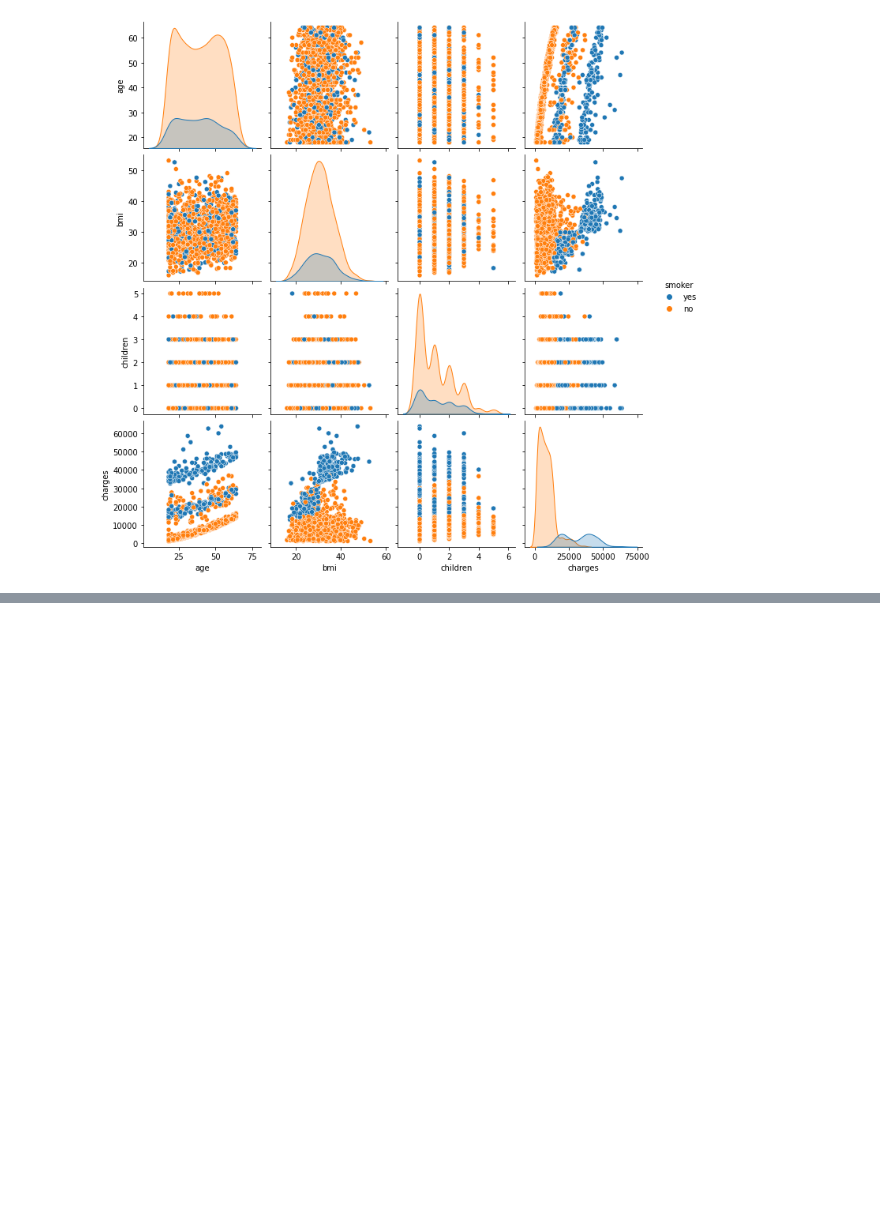
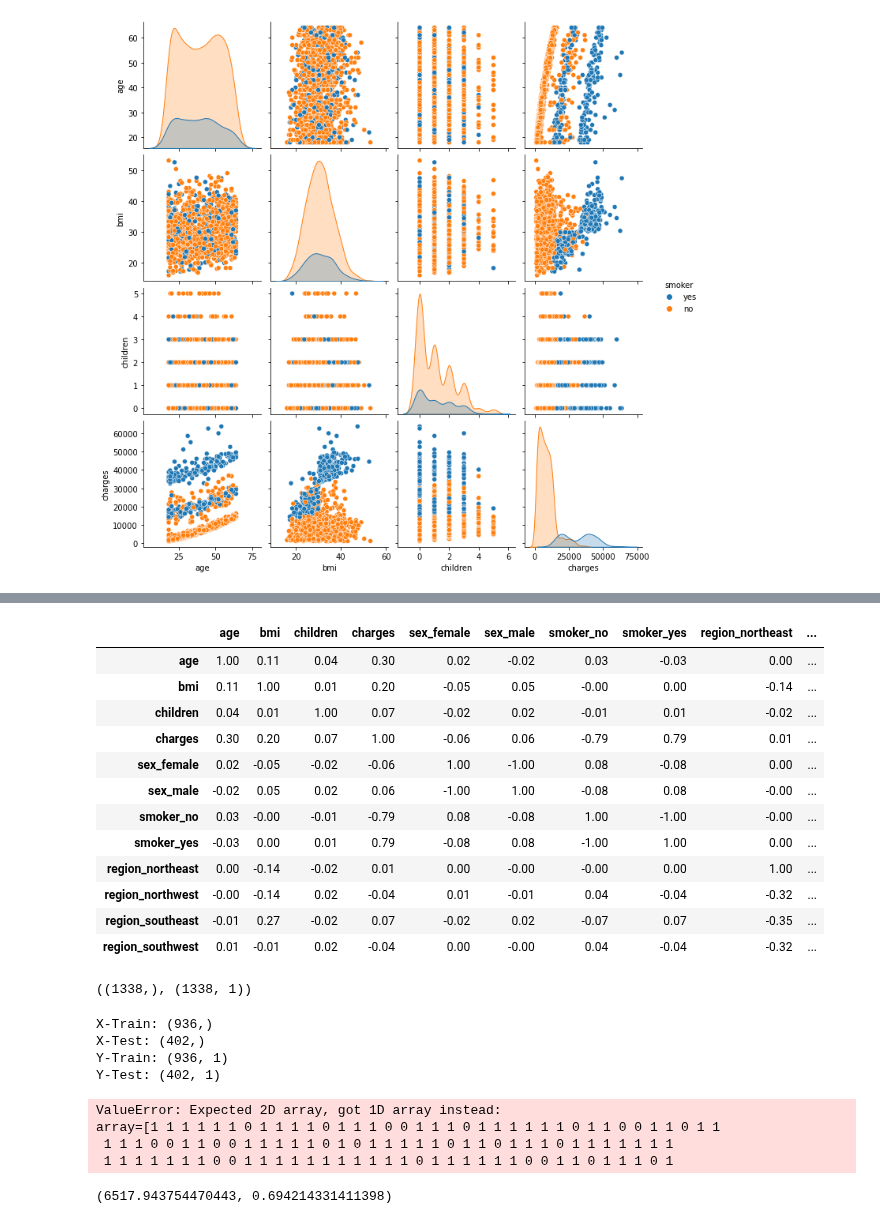
Before and after one commit to rodsunio/DATA3450-Project, a Jupyter notebook: start.ipynb, the cells around one changed output, grey strips where cells are left out. Saved outputs shown, nothing was run; the diff lists cells and outputs as text; code cells hidden in the pictures; blank space fills up the shorter version.

```diff
--- a/start.ipynb
+++ b/start.ipynb
@@ -86,0 +143,3 @@ sns.pairplot(df, hue = 'smoker')
+# %%
+temp = pd.get_dummies(df)
+temp.head()
@@ -86,0 +153,47 @@ sns.pairplot(df, hue = 'smoker')
+# %%
+corr = temp.corr()
+corr.style.background_gradient()
+corr.style.background_gradient().set_precision(2)
+# %% [output]
+|  | age | bmi | children | charges | sex_female | sex_male | smoker_no | smoker_yes | region_northeast | ... |
+| age | 1.00 | 0.11 | 0.04 | 0.30 | 0.02 | -0.02 | 0.03 | -0.03 | 0.00 | ... |
+| bmi | 0.11 | 1.00 | 0.01 | 0.20 | -0.05 | 0.05 | -0.00 | 0.00 | -0.14 | ... |
+| children | 0.04 | 0.01 | 1.00 | 0.07 | -0.02 | 0.02 | -0.01 | 0.01 | -0.02 | ... |
+| charges | 0.30 | 0.20 | 0.07 | 1.00 | -0.06 | 0.06 | -0.79 | 0.79 | 0.01 | ... |
+| sex_female | 0.02 | -0.05 | -0.02 | -0.06 | 1.00 | -1.00 | 0.08 | -0.08 | 0.00 | ... |
+| sex_male | -0.02 | 0.05 | 0.02 | 0.06 | -1.00 | 1.00 | -0.08 | 0.08 | -0.00 | ... |
+| smoker_no | 0.03 | -0.00 | -0.01 | -0.79 | 0.08 | -0.08 | 1.00 | -1.00 | -0.00 | ... |
+| smoker_yes | -0.03 | 0.00 | 0.01 | 0.79 | -0.08 | 0.08 | -1.00 | 1.00 | 0.00 | ... |
+| region_northeast | 0.00 | -0.14 | -0.02 | 0.01 | 0.00 | -0.00 | -0.00 | 0.00 | 1.00 | ... |
+| region_northwest | -0.00 | -0.14 | 0.02 | -0.04 | 0.01 | -0.01 | 0.04 | -0.04 | -0.32 | ... |
+| region_southeast | -0.01 | 0.27 | -0.02 | 0.07 | -0.02 | 0.02 | -0.07 | 0.07 | -0.35 | ... |
+| region_southwest | 0.01 | -0.01 | 0.02 | -0.04 | 0.00 | -0.00 | 0.04 | -0.04 | -0.32 | ... |
+# %%
+dfX = temp["smoker_no"]
+dfY = temp["charges"]
+y = np.array(dfY).reshape(-1,1)
+x = np.array(dfX)
+x.shape, y.shape
+# %% [output]
+((1338,), (1338, 1))
+# %%
+from sklearn.model_selection import train_test_split
+xTrain,xTest,yTrain,yTest = train_test_split(x,y,test_size=.3)
+print("X-Train:", xTrain.shape)
+print("X-Test:", xTest.shape)
+print("Y-Train:", yTrain.shape)
+print("Y-Test:", yTest.shape)
+# %% [output]
+X-Train: (936,)
+X-Test: (402,)
+Y-Train: (936, 1)
+Y-Test: (402, 1)
+# %%
+from sklearn.linear_model import LinearRegression
+model = LinearRegression()
+model.fit(xTrain,yTrain)
+# %% [output]
+ValueError: Expected 2D array, got 1D array instead:
+array=[1 1 1 1 1 1 0 1 1 1 1 0 1 1 1 0 0 1 1 1 0 1 1 1 1 1 1 0 1 1 0 0 1 1 0 1 1
+ 1 1 1 0 0 1 1 0 0 1 1 1 1 1 0 1 0 1 1 1 1 1 0 1 1 0 1 1 1 0 1 1 1 1 1 1 1
+ 1 1 1 1 1 1 1 0 0 1 1 1 1 1 1 1 1 1 1 1 0 1 1 1 1 1 1 0 0 1 1 0 1 1 1 0 1
@@ -86,0 +202,5 @@ sns.pairplot(df, hue = 'smoker')
+# %%
+ypred = model.predict(xTest)
+mean_squared_error(ypred,yTest,squared=False),model.score(xTest,yTest)
+# %% [output]
+(6517.943754470443, 0.694214331411398)
```
Also changed, not shown: parts of 9 cells of this notebook.
